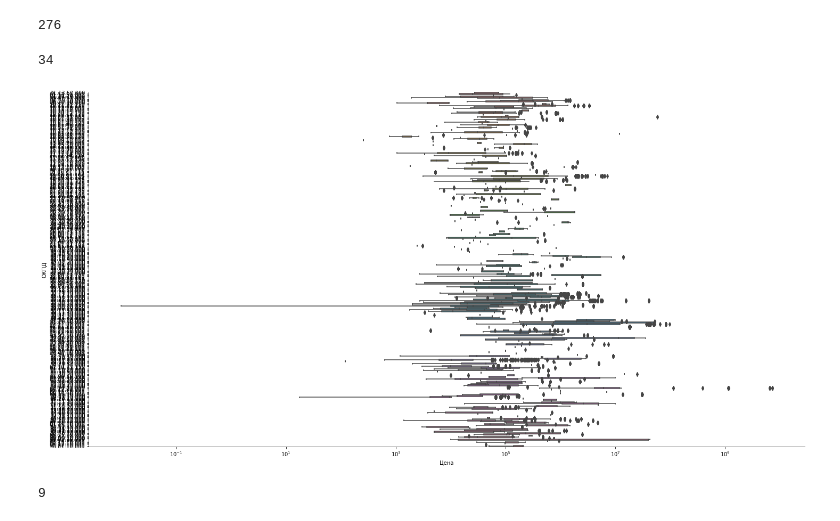
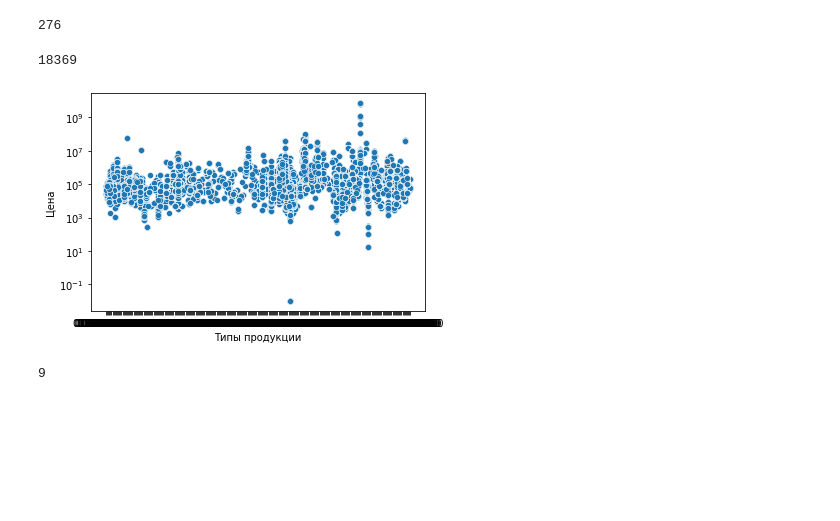
Before and after one commit to danil99152/prediction-of-government-tenders, a Jupyter notebook: total_auction_prediction.ipynb, the cells around one changed output. Cells and saved outputs as stored; diff of their text form; code cells hidden in the pictures; blank space fills up the shorter version.

```diff
--- a/total_auction_prediction.ipynb
+++ b/total_auction_prediction.ipynb
@@ -129,18 +129,15 @@ Name: log_total, dtype: float64
 len(data['OKPD'].unique())
 # %% [output]
 276
-# %%
-with sbs.plotting_context(font_scale=1.6):
-  data_to_plot = data.filter(['OKPD', 'total'], axis=1).sort_values('OKPD')
-  g = sbs.catplot(y = 'OKPD', x = 'total', kind ='box', height = 10, aspect = 2, data = data_to_plot, orient = 'h')
-  g.set(xscale = 'log', xlabel = 'Цена', ylabel = 'ОКПД')
-
-del data_to_plot
-del g
-gc.collect()
-# %% [output]
-34
-[figure, removed]
+# %%
+g = sbs.scatterplot(x = ('OKPD'), y = ('total'), data = data)
+g.set(yscale = 'log', xlabel = 'Типы продукции', ylabel = 'Цена')
+
+del g
+gc.collect()
+# %% [output]
+18369
+[figure, added]
 # %%
 len(data['customer_legal_form'].unique())
 # %% [output]
```
Also changed, not shown: parts of 3 cells of this notebook.
